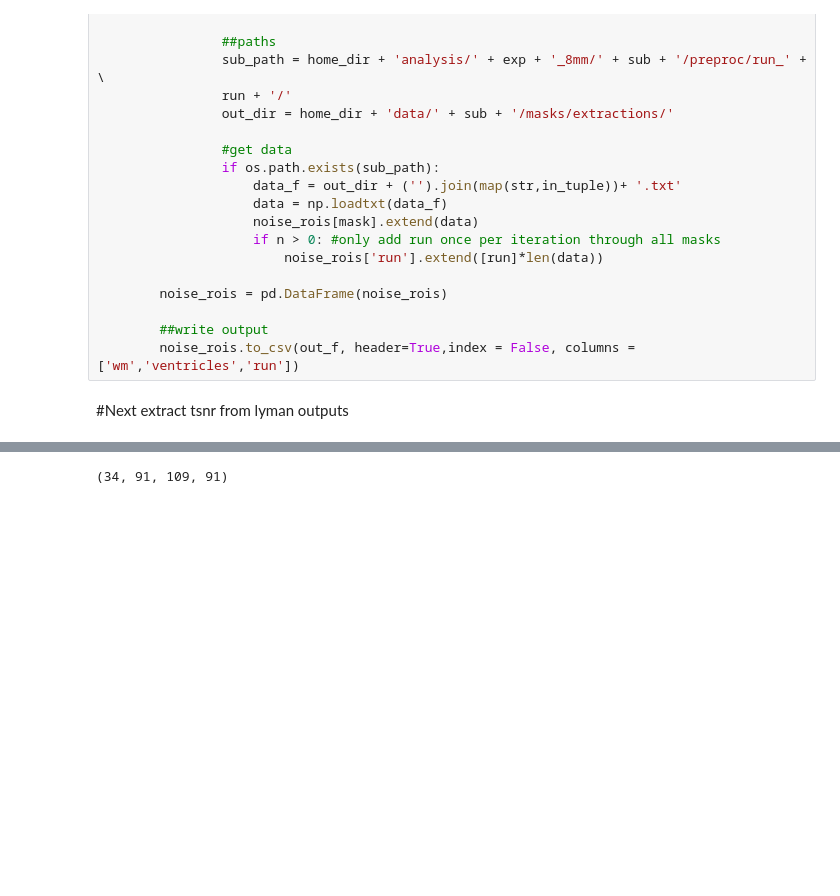
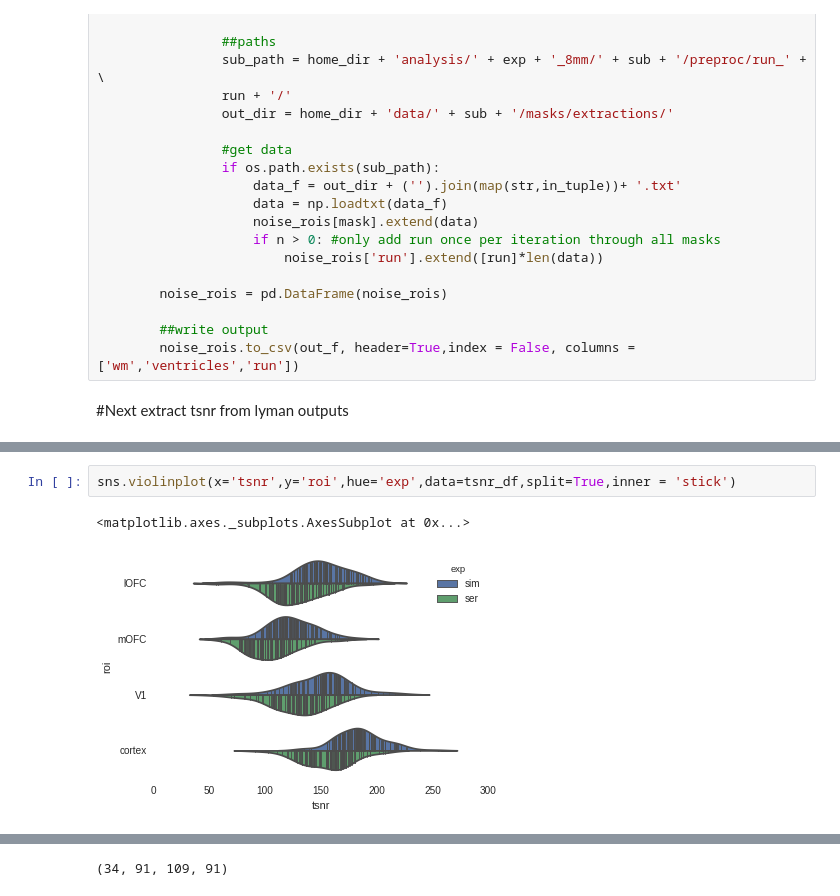
Before and after one commit to iancballard/fd_fmri, a Jupyter notebook: extract_rois.ipynb, the cells around one changed output, grey strips where cells are left out. Saved outputs shown, nothing was run; the diff lists cells and outputs as text; blank space fills up the shorter version.

```diff
--- a/extract_rois.ipynb
+++ b/extract_rois.ipynb
@@ -160,0 +217,5 @@ sns.violinplot(x='tsnr',y='roi',hue='exp',data=tsnr_df,split=True,inner = 'stick
+# %%
+sns.violinplot(x='tsnr',y='roi',hue='exp',data=tsnr_df,split=True,inner = 'stick')
+# %% [output]
+<matplotlib.axes._subplots.AxesSubplot at 0x...>
+[figure, added]
```
Also changed, not shown: parts of 11 cells of this notebook.
